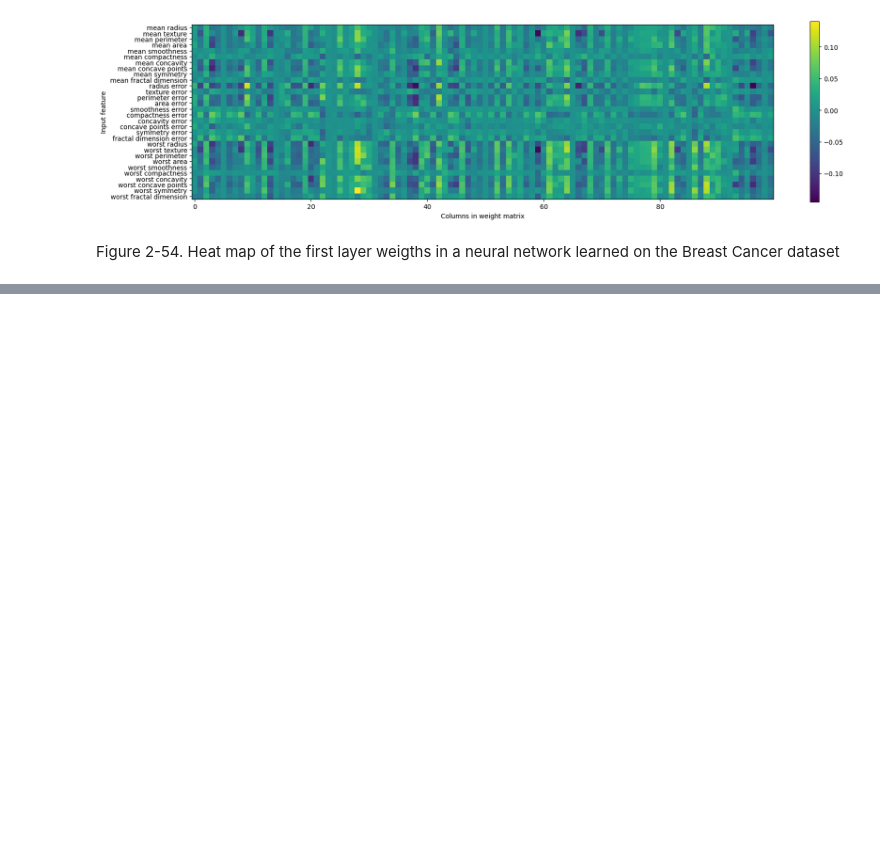
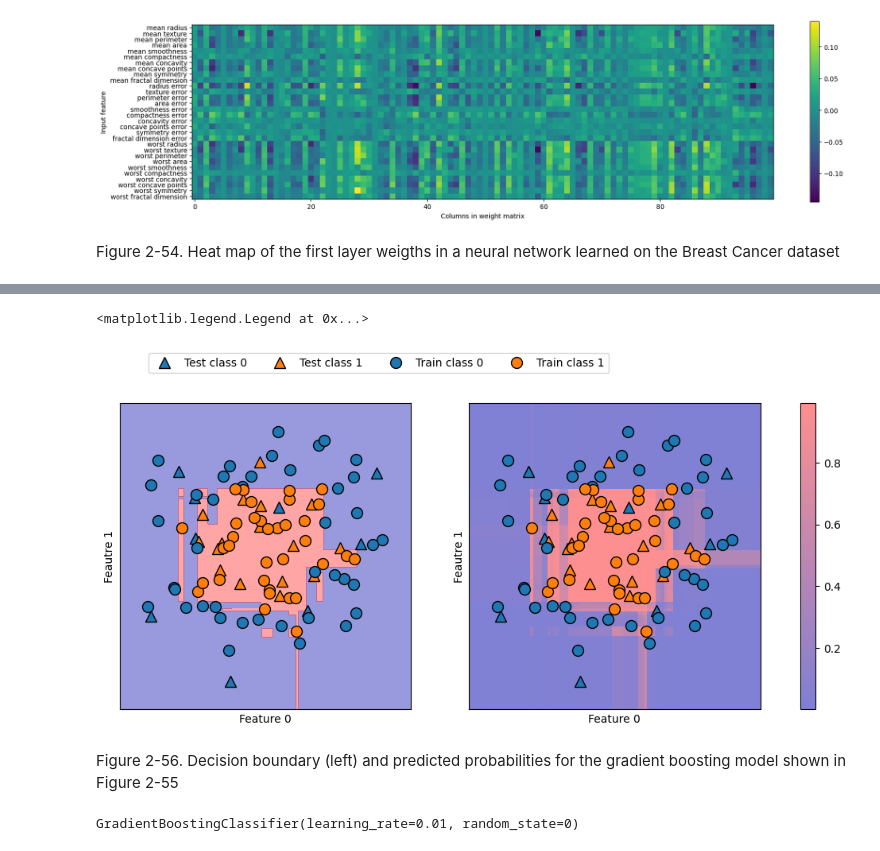
Before and after one commit to Youngsoo1024/Python_ML, a Jupyter notebook: Chap 2/ch2_test.ipynb, the cells around one changed output, grey strips where cells are left out. Saved outputs shown, nothing was run; the diff lists cells and outputs as text; code cells hidden in the pictures; blank space fills up the shorter version.

```diff
--- a/Chap 2/ch2_test.ipynb
+++ b/Chap 2/ch2_test.ipynb
@@ -1225,0 +1310,37 @@ Figure 2-54. Heat map of the first layer weigths in a neural network learned on
+# %%
+fig, axes = plt.subplots(1, 2, figsize=(13, 5))
+
+mglearn.tools.plot_2d_separator(
+    gbrt, X, ax=axes[0], alpha=.4, fill=True, cm=mglearn.cm2
+)
+scores_image = mglearn.tools.plot_2d_scores(
+    gbrt, X, ax=axes[1], alpha=.5, cm=mglearn.ReBl, function='predict_proba'
+)
+
+for ax in axes:
+    #plot training and test points
+    mglearn.discrete_scatter(X_test[:,0], X_test[:,1], y_test, markers='^', ax=ax)
+    mglearn.discrete_scatter(X_train[:,0], X_train[:,1], y_train, markers='o', ax=ax)
+    ax.set_xlabel("Feature 0")
+    ax.set_ylabel("Feautre 1")
+cbar = plt.colorbar(scores_image, ax=axes.tolist())
+axes[0].legend(["Test class 0", "Test class 1", "Train class 0", "Train class 1"], ncol=4, loc=(.1, 1.1))
+# %% [output]
+<matplotlib.legend.Legend at 0x...>
+[figure, added]
+# %% [markdown]
+Figure 2-56. Decision boundary (left) and predicted probabilities for the gradient boosting model shown in Figure 2-55
+# %%
+from sklearn.datasets import load_iris
+
+#common mistake could occured by using load_iris w/o parenthesis
+#'function' object has no attribute 'data' error comes out.
+iris = load_iris()
+X_train, X_test, y_train, y_test = train_test_split(
+    iris.data, iris.target, random_state=42
+)
+
+gbrt = GradientBoostingClassifier(learning_rate=0.01, random_state=0)
+gbrt.fit(X_train, y_train)
+# %% [output]
+GradientBoostingClassifier(learning_rate=0.01, random_state=0)
```
Also changed, not shown: parts of 31 cells of this notebook, 2 other files.
